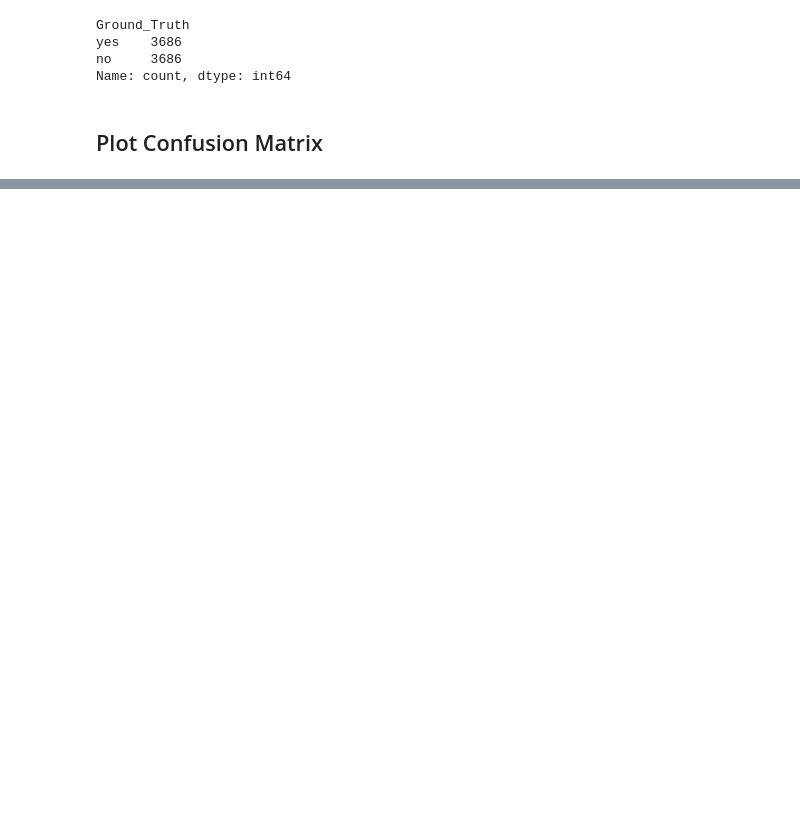
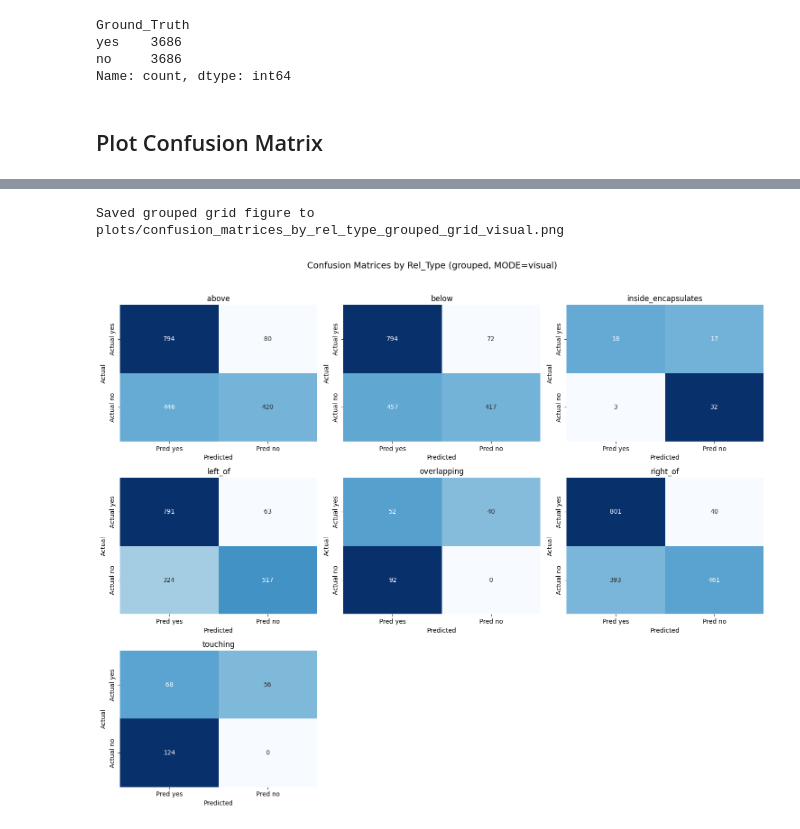
Before and after one commit to sarah-verr/DeepLearningProject, a Jupyter notebook: plotting.ipynb, the cells around one changed output, grey strips where cells are left out. Saved outputs shown, nothing was run; the diff lists cells and outputs as text; code cells hidden in the pictures; blank space fills up the shorter version.

```diff
--- a/plotting.ipynb
+++ b/plotting.ipynb
@@ -234,0 +326,5 @@ Confusion matrix saved to plots/confusion_matrix_visual.png
+# %%
+plot_confusion_matrices_by_rel_type_grid(f"./model_calls_log_with_{mode}.csv")
+# %% [output]
+Saved grouped grid figure to plots/confusion_matrices_by_rel_type_grouped_grid_visual.png
+[figure, added]
```
Also changed, not shown: parts of 11 cells of this notebook, 2 other files.
